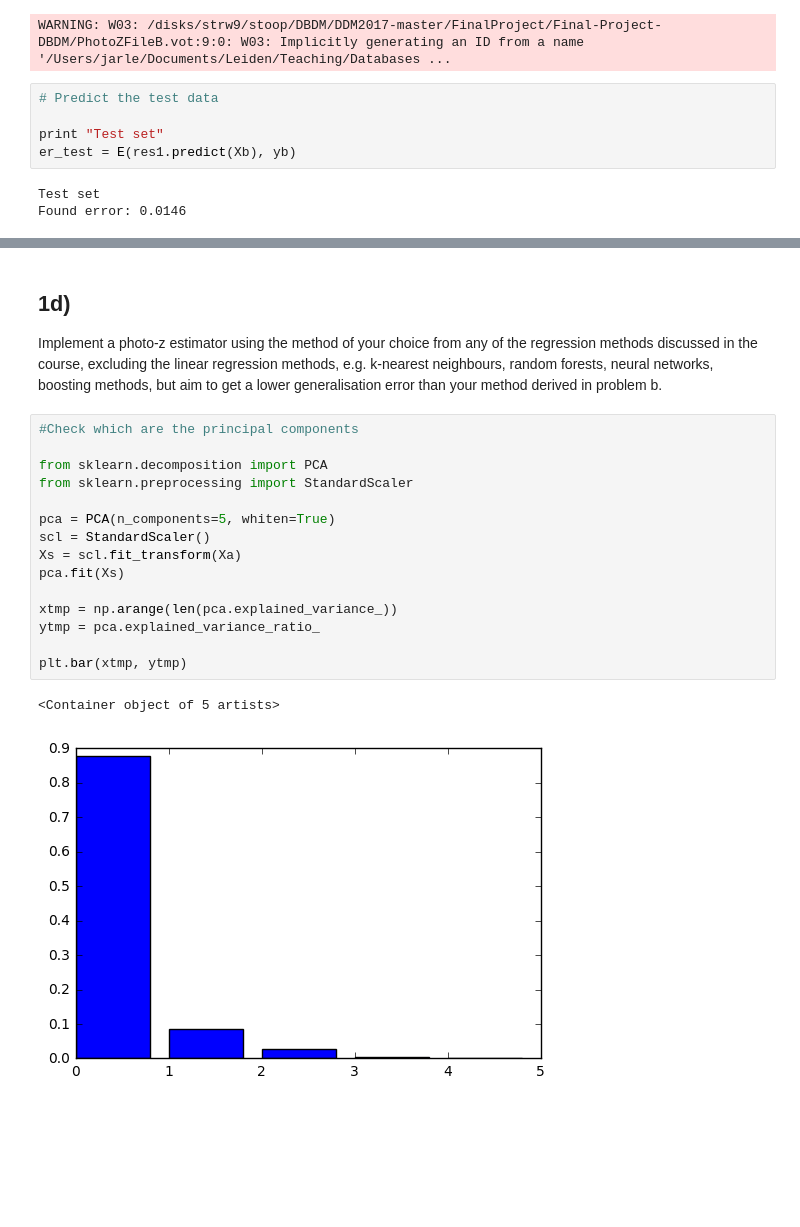
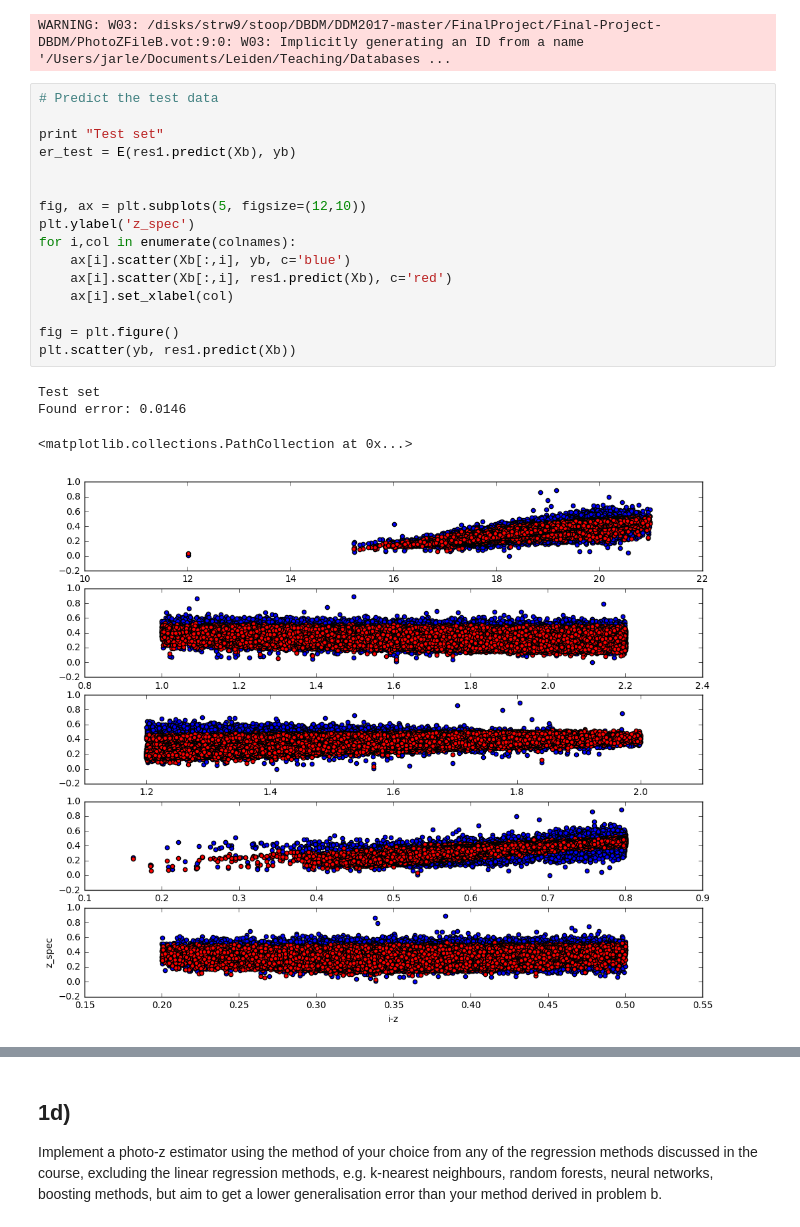
Before and after one commit to EStoop/Final-Project-DBDM, a Jupyter notebook: Final2.ipynb, the cells around one changed output, grey strips where cells are left out. Saved outputs shown, nothing was run; the diff lists cells and outputs as text; blank space fills up the shorter version.

```diff
--- a/Final2.ipynb
+++ b/Final2.ipynb
@@ -93,11 +107,24 @@ Xb = np.vstack((tableB.array['mag_r'], tableB.array['u-g'], tableB.array['g-r'],
 yb = tableB.array['z_spec']
 # %% [output]
 WARNING: W03: /disks/strw9/stoop/DBDM/DDM2017-master/FinalProject/Final-Project-DBDM/PhotoZFileB.vot:9:0: W03: Implicitly generating an ID from a name '/Users/jarle/Documents/Leiden/Teaching/Databases ...
-# %%
-# Predict the test data
-
-print "Test set"
-er_test = E(res1.predict(Xb), yb)
-# %% [output]
-Test set
-Found error: 0.0146
+# %%
+# Predict the test data
+
+print "Test set"
+er_test = E(res1.predict(Xb), yb)
+
+
+fig, ax = plt.subplots(5, figsize=(12,10))
+plt.ylabel('z_spec')
+for i,col in enumerate(colnames):
+    ax[i].scatter(Xb[:,i], yb, c='blue')
+    ax[i].scatter(Xb[:,i], res1.predict(Xb), c='red')
+    ax[i].set_xlabel(col)
+
+fig = plt.figure()
+plt.scatter(yb, res1.predict(Xb))
+# %% [output]
+Test set
+Found error: 0.0146
+<matplotlib.collections.PathCollection at 0x...>
+[figure, added]
@@ -107,21 +135,3 @@ Implement a photo-z estimator using the method of your choice from any of the re
 discussed in the course, excluding the linear regression methods, e.g. k-nearest neighbours,
 random forests, neural networks, boosting methods, but aim to get a lower generalisation error
 than your method derived in problem b.
-# %%
-#Check which are the principal components
-
-from sklearn.decomposition import PCA
-from sklearn.preprocessing import StandardScaler
-
-pca = PCA(n_components=5, whiten=True)
-scl = StandardScaler()
-Xs = scl.fit_transform(Xa)
-pca.fit(Xs)
-
-xtmp = np.arange(len(pca.explained_variance_))
-ytmp = pca.explained_variance_ratio_
-
-plt.bar(xtmp, ytmp)
-# %% [output]
-<Container object of 5 artists>
-[figure, removed]
```
Also changed, not shown: parts of 24 cells of this notebook.
